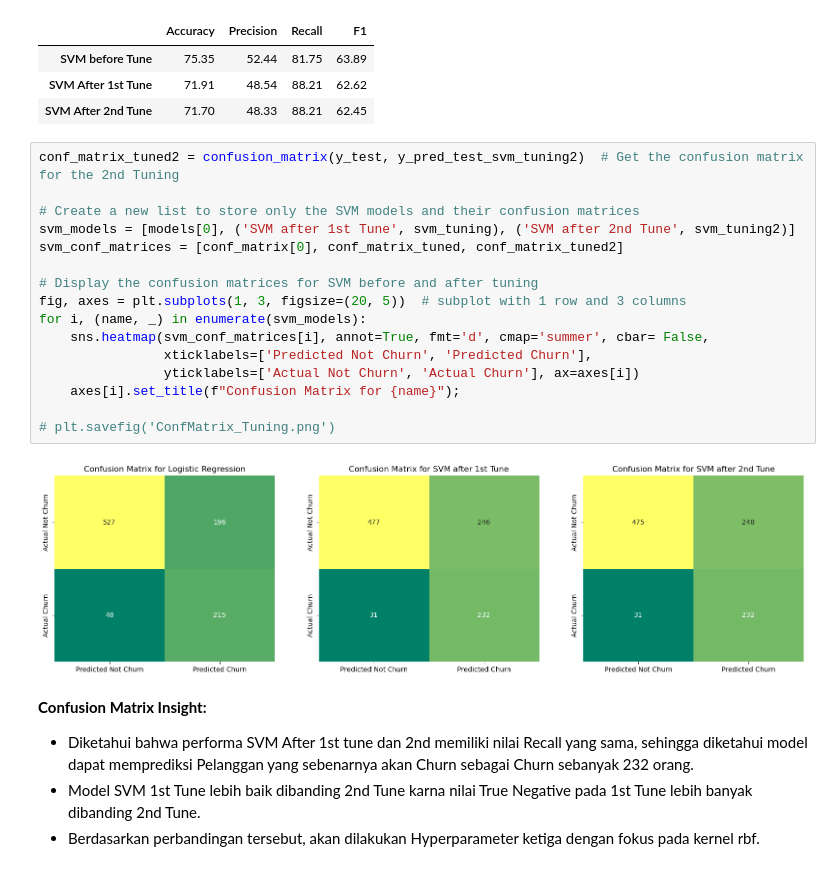
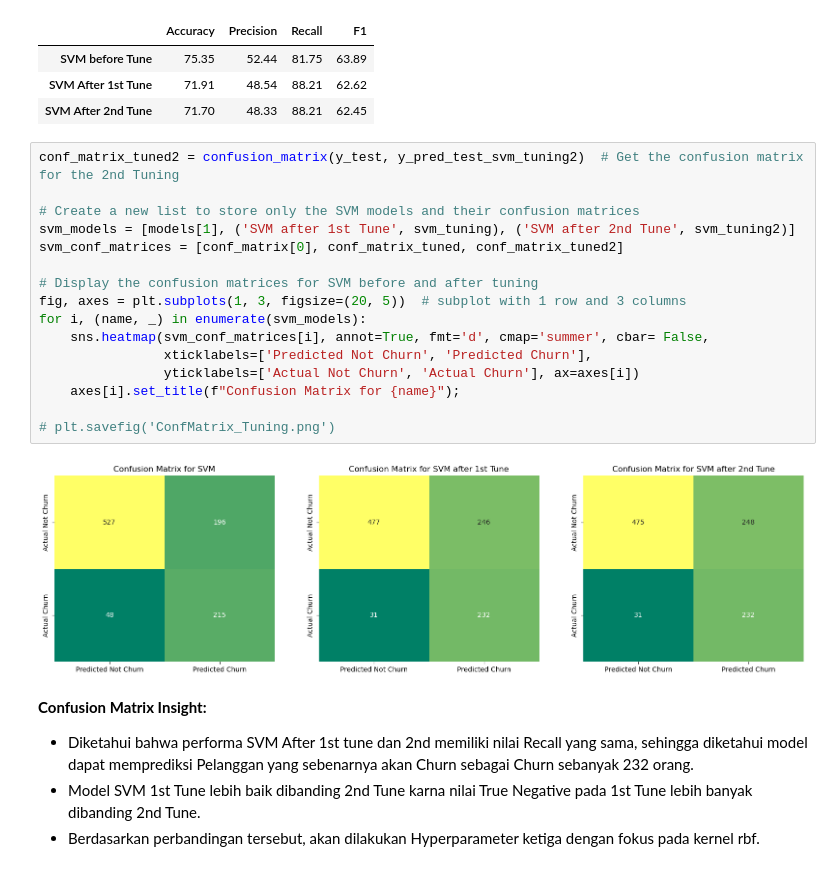
Before and after one commit to teguhspt/telco-churn-predict, a Jupyter notebook: telco_churn.ipynb, the cells around one changed output. Saved outputs shown, nothing was run; the diff lists cells and outputs as text.

```diff
--- a/telco_churn.ipynb
+++ b/telco_churn.ipynb
@@ -1506,21 +1506,21 @@ metrics_df
 # %%
 conf_matrix_tuned2 = confusion_matrix(y_test, y_pred_test_svm_tuning2)  # Get the confusion matrix for the 2nd Tuning
 
 # Create a new list to store only the SVM models and their confusion matrices
-svm_models = [models[0], ('SVM after 1st Tune', svm_tuning), ('SVM after 2nd Tune', svm_tuning2)]
+svm_models = [models[1], ('SVM after 1st Tune', svm_tuning), ('SVM after 2nd Tune', svm_tuning2)]
 svm_conf_matrices = [conf_matrix[0], conf_matrix_tuned, conf_matrix_tuned2]
 
 # Display the confusion matrices for SVM before and after tuning
 fig, axes = plt.subplots(1, 3, figsize=(20, 5))  # subplot with 1 row and 3 columns
 for i, (name, _) in enumerate(svm_models):
     sns.heatmap(svm_conf_matrices[i], annot=True, fmt='d', cmap='summer', cbar= False,
                 xticklabels=['Predicted Not Churn', 'Predicted Churn'],
                 yticklabels=['Actual Not Churn', 'Actual Churn'], ax=axes[i])
     axes[i].set_title(f"Confusion Matrix for {name}");
 
 # plt.savefig('ConfMatrix_Tuning.png')
 # %% [output]
-[figure, old version]
+[figure, new version]
 # %% [markdown]
 **Confusion Matrix Insight:**
 - Diketahui bahwa performa SVM After 1st tune dan 2nd memiliki nilai Recall yang sama, sehingga diketahui model dapat memprediksi Pelanggan yang sebenarnya akan Churn sebagai Churn sebanyak 232 orang.
```
Also changed, not shown: parts of 9 cells of this notebook.
